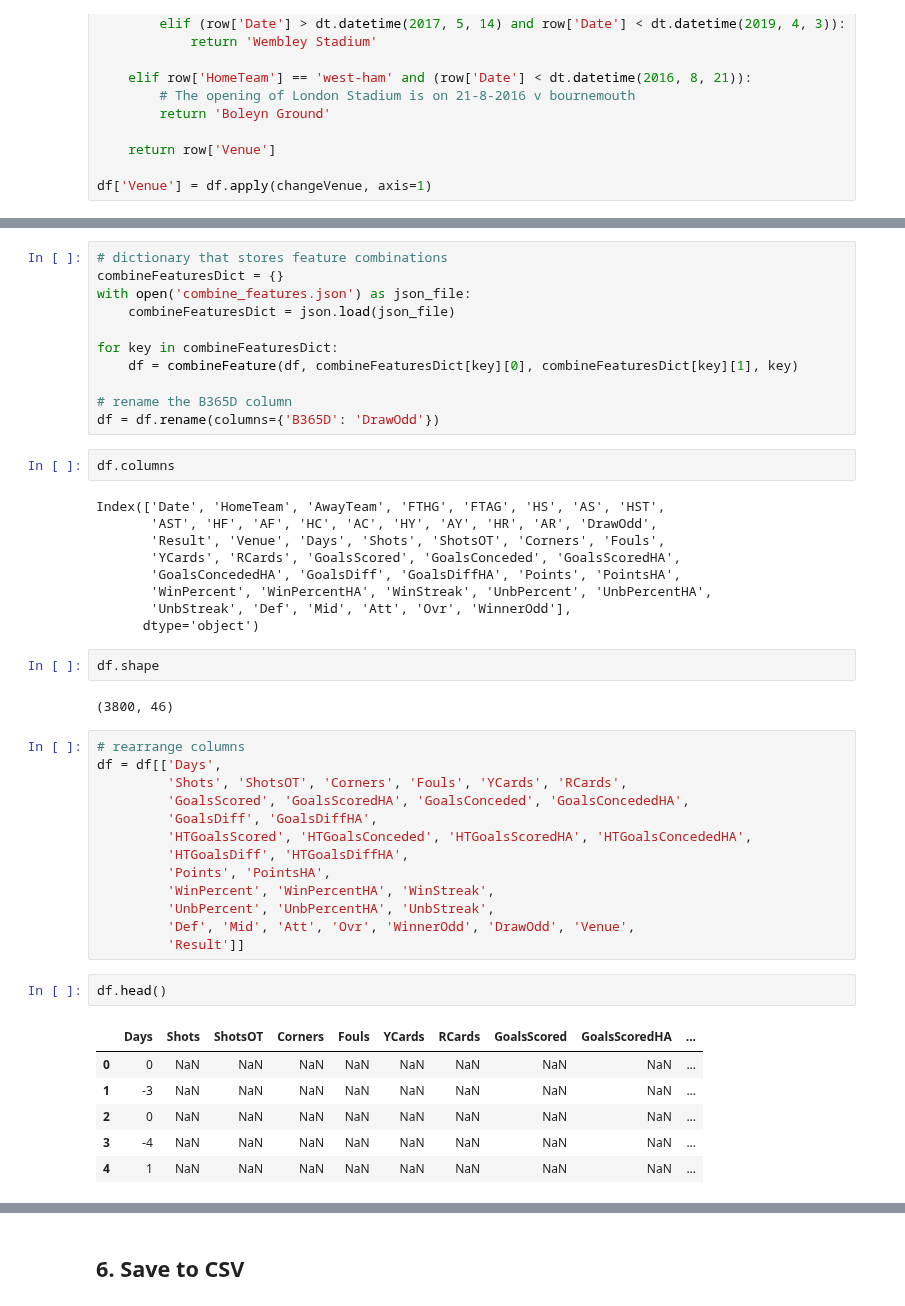
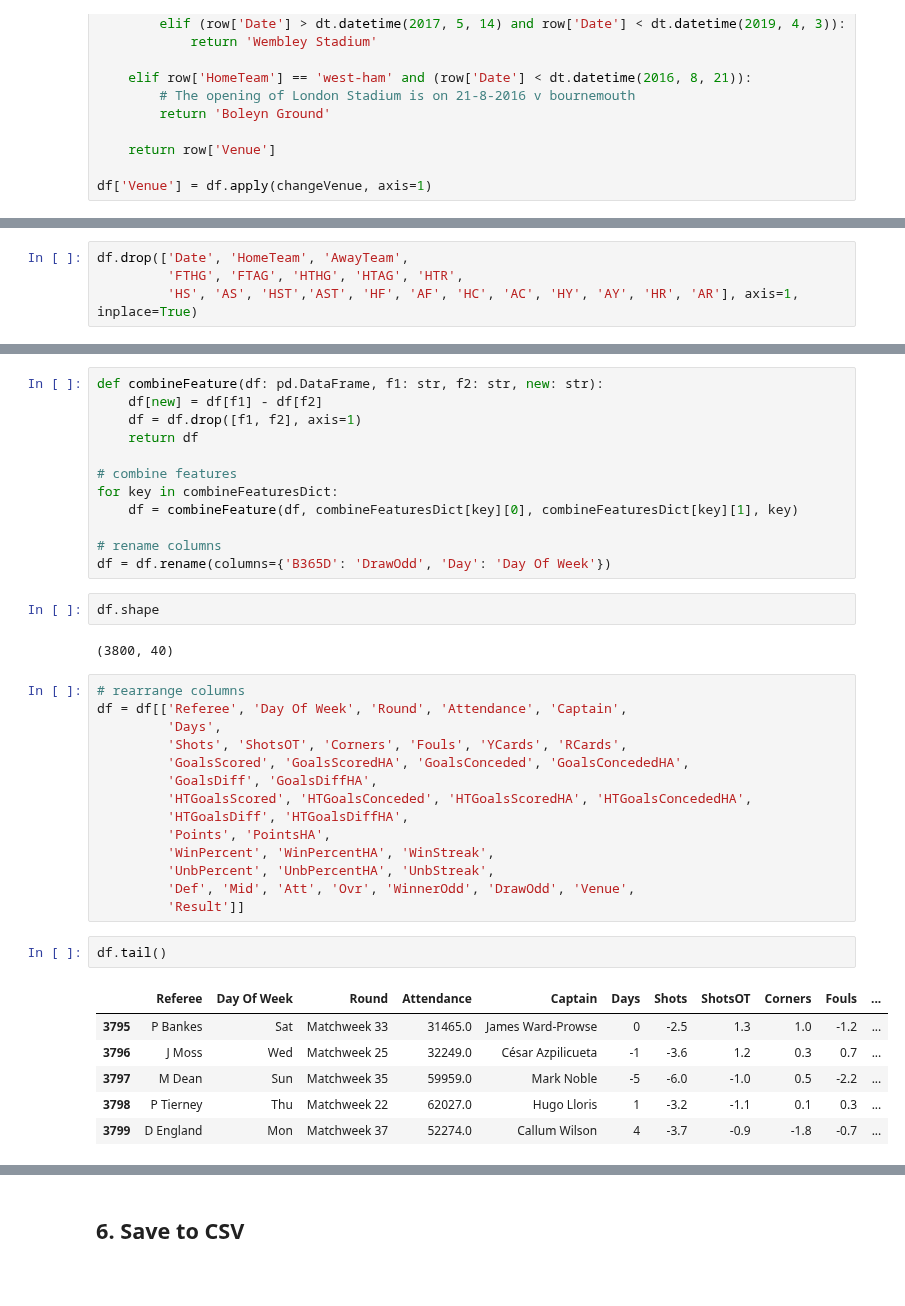
Before and after one commit to schoibs/football-match-prediction, a Jupyter notebook: notebooks/2 EDA & Feature Engineering.ipynb, the cells around one changed output, grey strips where cells are left out. Drawn from its saved outputs; the diff is of its cells as text; blank space fills up the shorter version.

```diff
--- a/notebooks/2 EDA & Feature Engineering.ipynb
+++ b/notebooks/2 EDA & Feature Engineering.ipynb
@@ -2332,0 +2357,4 @@ df['Venue'] = df.apply(changeVenue, axis=1)
+# %%
+df.drop(['Date', 'HomeTeam', 'AwayTeam',
+         'FTHG', 'FTAG', 'HTHG', 'HTAG', 'HTR',
+         'HS', 'AS', 'HST','AST', 'HF', 'AF', 'HC', 'AC', 'HY', 'AY', 'HR', 'AR'], axis=1, inplace=True)
@@ -2364,32 +2372,23 @@ def combineFeature(df: pd.DataFrame, f1: str, f2: str, new: str):
 # %%
-# dictionary that stores feature combinations
-combineFeaturesDict = {}
-with open('combine_features.json') as json_file:
-    combineFeaturesDict = json.load(json_file)
+def combineFeature(df: pd.DataFrame, f1: str, f2: str, new: str):
+    df[new] = df[f1] - df[f2]
+    df = df.drop([f1, f2], axis=1)
+    return df
 
+# combine features
 for key in combineFeaturesDict:
     df = combineFeature(df, combineFeaturesDict[key][0], combineFeaturesDict[key][1], key)
 
-# rename the B365D column
-df = df.rename(columns={'B365D': 'DrawOdd'})
+# rename columns
+df = df.rename(columns={'B365D': 'DrawOdd', 'Day': 'Day Of Week'})
-# %%
-df.columns
-# %% [output]
-Index(['Date', 'HomeTeam', 'AwayTeam', 'FTHG', 'FTAG', 'HS', 'AS', 'HST',
-       'AST', 'HF', 'AF', 'HC', 'AC', 'HY', 'AY', 'HR', 'AR', 'DrawOdd',
-       'Result', 'Venue', 'Days', 'Shots', 'ShotsOT', 'Corners', 'Fouls',
-       'YCards', 'RCards', 'GoalsScored', 'GoalsConceded', 'GoalsScoredHA',
-       'GoalsConcededHA', 'GoalsDiff', 'GoalsDiffHA', 'Points', 'PointsHA',
-       'WinPercent', 'WinPercentHA', 'WinStreak', 'UnbPercent', 'UnbPercentHA',
-       'UnbStreak', 'Def', 'Mid', 'Att', 'Ovr', 'WinnerOdd'],
-      dtype='object')
-# %%
-df.shape
-# %% [output]
-(3800, 46)
+# %%
+df.shape
+# %% [output]
+(3800, 40)
 # %%
 # rearrange columns
-df = df[['Days',
+df = df[['Referee', 'Day Of Week', 'Round', 'Attendance', 'Captain',
+         'Days',
          'Shots', 'ShotsOT', 'Corners', 'Fouls', 'YCards', 'RCards',
          'GoalsScored', 'GoalsScoredHA', 'GoalsConceded', 'GoalsConcededHA',
          'GoalsDiff', 'GoalsDiffHA',
@@ -2401,14 +2400,14 @@ df = df[['Days',
          'Def', 'Mid', 'Att', 'Ovr', 'WinnerOdd', 'DrawOdd', 'Venue',
          'Result']]
 # %%
-df.head()
+df.tail()
 # %% [output]
-|  | Days | Shots | ShotsOT | Corners | Fouls | YCards | RCards | GoalsScored | GoalsScoredHA | ... |
-| 0 | 0 | NaN | NaN | NaN | NaN | NaN | NaN | NaN | NaN | ... |
-| 1 | -3 | NaN | NaN | NaN | NaN | NaN | NaN | NaN | NaN | ... |
-| 2 | 0 | NaN | NaN | NaN | NaN | NaN | NaN | NaN | NaN | ... |
-| 3 | -4 | NaN | NaN | NaN | NaN | NaN | NaN | NaN | NaN | ... |
-| 4 | 1 | NaN | NaN | NaN | NaN | NaN | NaN | NaN | NaN | ... |
+|  | Referee | Day Of Week | Round | Attendance | Captain | Days | Shots | ShotsOT | Corners | Fouls | ... |
+| 3795 | P Bankes | Sat | Matchweek 33 | 31465.0 | James Ward-Prowse | 0 | -2.5 | 1.3 | 1.0 | -1.2 | ... |
+| 3796 | J Moss | Wed | Matchweek 25 | 32249.0 | César Azpilicueta | -1 | -3.6 | 1.2 | 0.3 | 0.7 | ... |
+| 3797 | M Dean | Sun | Matchweek 35 | 59959.0 | Mark Noble | -5 | -6.0 | -1.0 | 0.5 | -2.2 | ... |
+| 3798 | P Tierney | Thu | Matchweek 22 | 62027.0 | Hugo Lloris | 1 | -3.2 | -1.1 | 0.1 | 0.3 | ... |
+| 3799 | D England | Mon | Matchweek 37 | 52274.0 | Callum Wilson | 4 | -3.7 | -0.9 | -1.8 | -0.7 | ... |
 # %%
 df.shape
 # %% [output]
```
Also changed, not shown: parts of 75 cells of this notebook, 15 other files.
